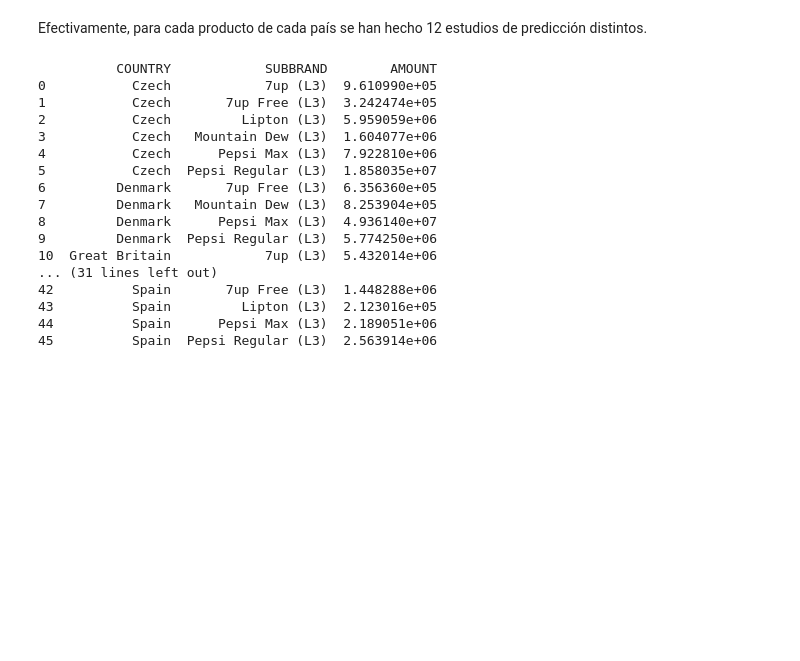
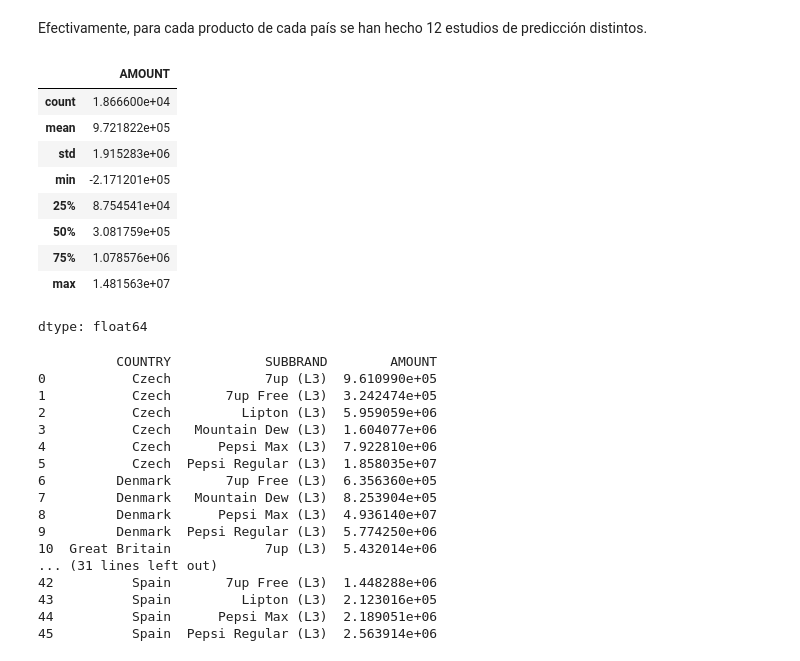
Before and after one commit to JoaquinV13/UFV-Visualizacion, a Jupyter notebook: Clase2.ipynb, the cells around one changed output. Saved outputs shown, nothing was run; the diff lists cells and outputs as text; code cells hidden in the pictures; blank space fills up the shorter version.

```diff
--- a/Clase2.ipynb
+++ b/Clase2.ipynb
@@ -141,3 +141,17 @@ print(resultado)
 46          Spain  Pepsi Regular (L3)        12
 # %% [markdown]
 Efectivamente, para cada producto de cada país se han hecho 12 estudios de predicción distintos.
+# %%
+# Comprobamos que el amount tenga números con sentido.
+data['AMOUNT'].describe()
+# %% [output]
+|  | AMOUNT |
+| count | 1.866600e+04 |
+| mean | 9.721822e+05 |
+| std | 1.915283e+06 |
+| min | -2.171201e+05 |
+| 25% | 8.754541e+04 |
+| 50% | 3.081759e+05 |
+| 75% | 1.078576e+06 |
+| max | 1.481563e+07 |
+dtype: float64
```
Also changed, not shown: parts of 7 cells of this notebook.
